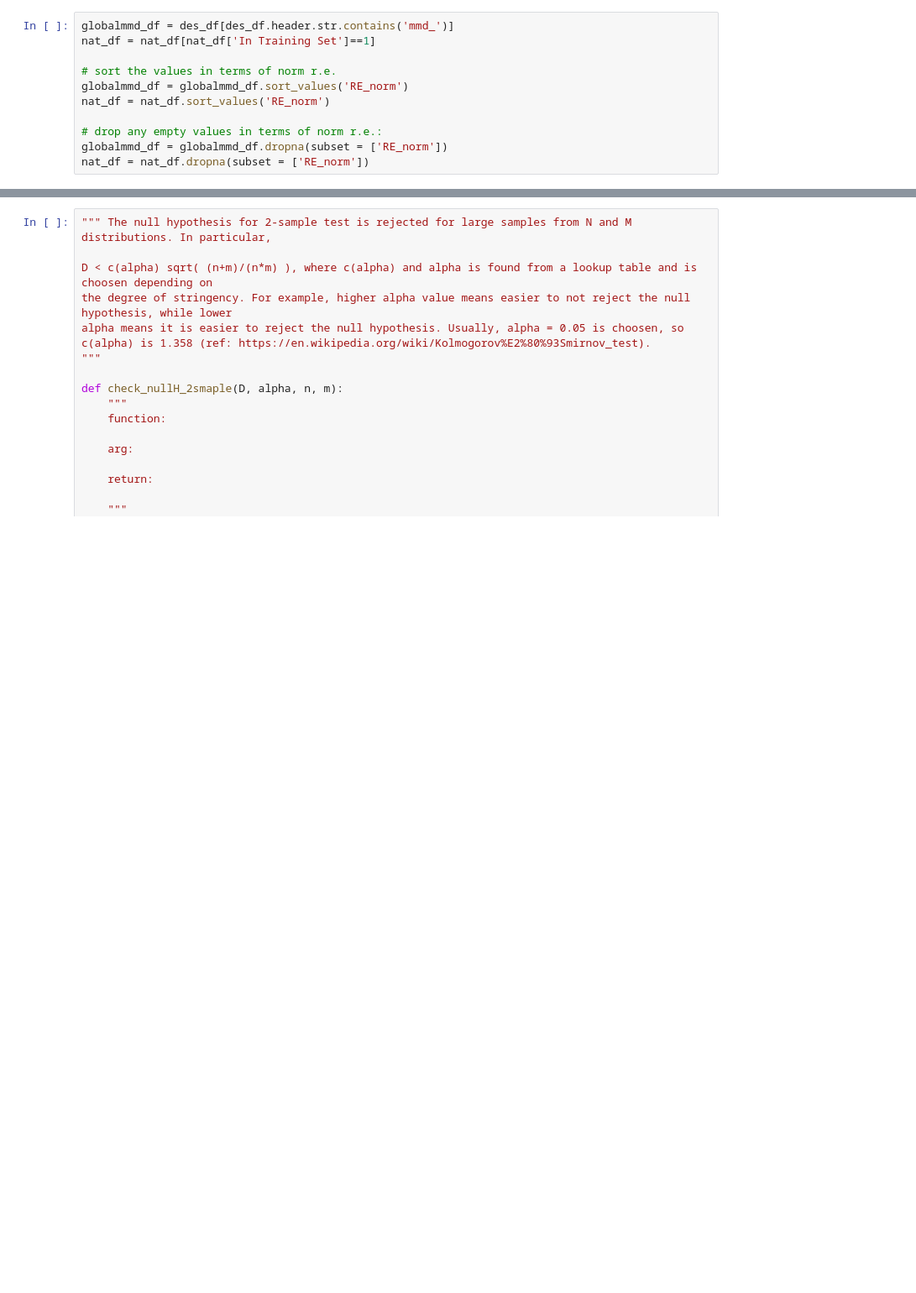
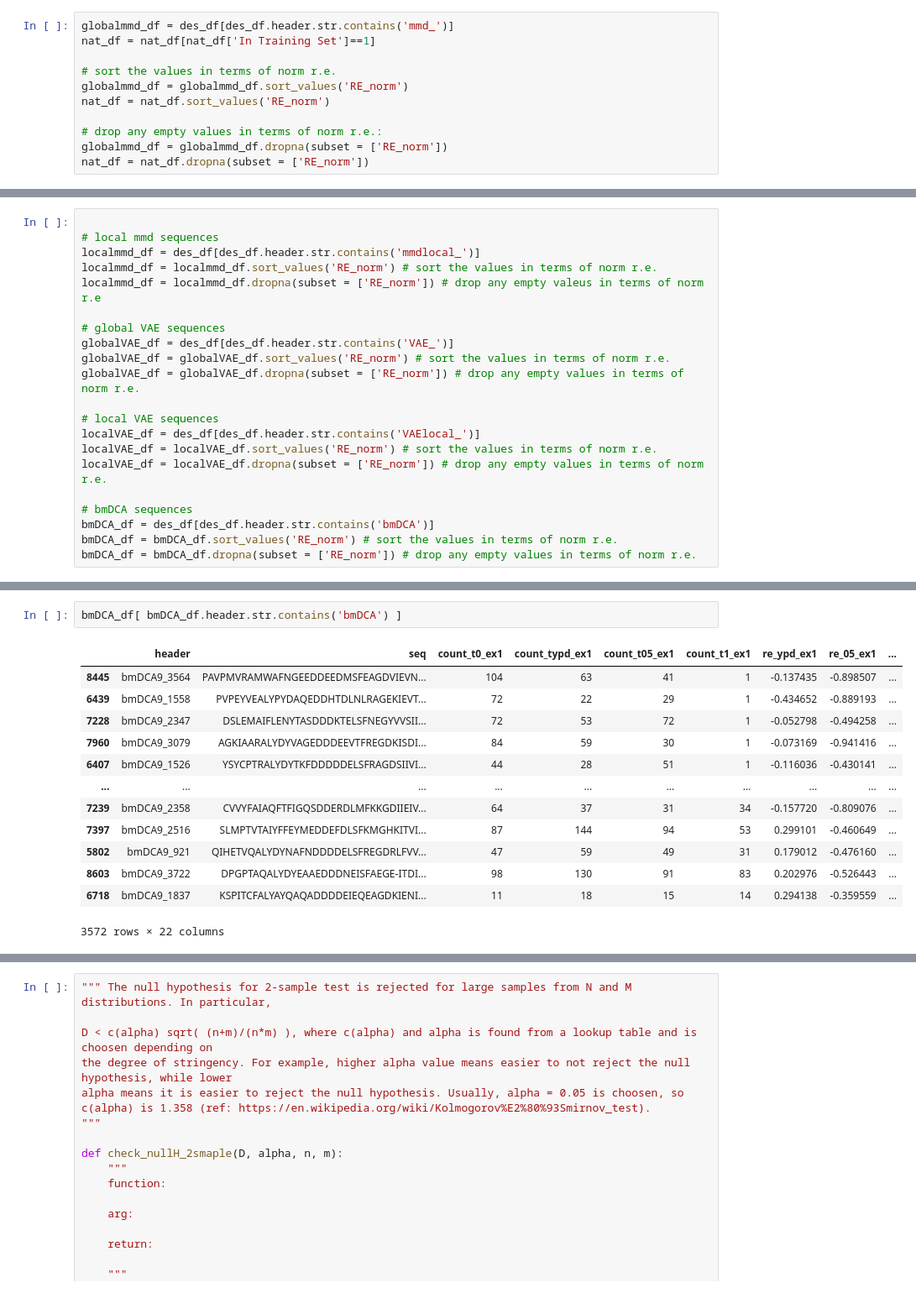
Before and after one commit to chemgeeklian/SH3_orthology_paper_analysis, a Jupyter notebook: Kolmogorov_Smirnov_test.ipynb, the cells around one changed output, grey strips where cells are left out. Shown: that part at 84% size. Cells and saved outputs as stored; diff of their text form; blank space fills up the shorter version.

```diff
--- a/Kolmogorov_Smirnov_test.ipynb
+++ b/Kolmogorov_Smirnov_test.ipynb
@@ -27,0 +53,21 @@ num_globalmmd, num_nat = globalmmd_df.shape[0], nat_df.shape[0]
+# %%
+
+# local mmd sequences
+localmmd_df = des_df[des_df.header.str.contains('mmdlocal_')]
+localmmd_df = localmmd_df.sort_values('RE_norm') # sort the values in terms of norm r.e.
+localmmd_df = localmmd_df.dropna(subset = ['RE_norm']) # drop any empty valeus in terms of norm r.e
+
+# global VAE sequences
+globalVAE_df = des_df[des_df.header.str.contains('VAE_')]
+globalVAE_df = globalVAE_df.sort_values('RE_norm') # sort the values in terms of norm r.e.
+globalVAE_df = globalVAE_df.dropna(subset = ['RE_norm']) # drop any empty values in terms of norm r.e.
+
+# local VAE sequences
+localVAE_df = des_df[des_df.header.str.contains('VAElocal_')]
+localVAE_df = localVAE_df.sort_values('RE_norm') # sort the values in terms of norm r.e.
+localVAE_df = localVAE_df.dropna(subset = ['RE_norm']) # drop any empty values in terms of norm r.e.
+
+# bmDCA sequences
+bmDCA_df = des_df[des_df.header.str.contains('bmDCA')]
+bmDCA_df = bmDCA_df.sort_values('RE_norm') # sort the values in terms of norm r.e.
+bmDCA_df = bmDCA_df.dropna(subset = ['RE_norm']) # drop any empty values in terms of norm r.e.
@@ -27,0 +84,16 @@ num_globalmmd, num_nat = globalmmd_df.shape[0], nat_df.shape[0]
+# %%
+bmDCA_df[ bmDCA_df.header.str.contains('bmDCA') ]
+# %% [output]
+|  | header | seq | count_t0_ex1 | count_typd_ex1 | count_t05_ex1 | count_t1_ex1 | re_ypd_ex1 | re_05_ex1 | ... |
+| 8445 | bmDCA9_3564 | PAVPMVRAMWAFNGEEDDEEDMSFEAGDVIEVN... | 104 | 63 | 41 | 1 | -0.137435 | -0.898507 | ... |
+| 6439 | bmDCA9_1558 | PVPEYVEALYPYDAQEDDHTDLNLRAGEKIEVT... | 72 | 22 | 29 | 1 | -0.434652 | -0.889193 | ... |
+| 7228 | bmDCA9_2347 | DSLEMAIFLENYTASDDDKTELSFNEGYVVSII... | 72 | 53 | 72 | 1 | -0.052798 | -0.494258 | ... |
+| 7960 | bmDCA9_3079 | AGKIAARALYDYVAGEDDDEEVTFREGDKISDI... | 84 | 59 | 30 | 1 | -0.073169 | -0.941416 | ... |
+| 6407 | bmDCA9_1526 | YSYCPTRALYDYTKFDDDDDELSFRAGDSIIVI... | 44 | 28 | 51 | 1 | -0.116036 | -0.430141 | ... |
+| ... | ... | ... | ... | ... | ... | ... | ... | ... | ... |
+| 7239 | bmDCA9_2358 | CVVYFAIAQFTFIGQSDDERDLMFKKGDIIEIV... | 64 | 37 | 31 | 34 | -0.157720 | -0.809076 | ... |
+| 7397 | bmDCA9_2516 | SLMPTVTAIYFFEYMEDDEFDLSFKMGHKITVI... | 87 | 144 | 94 | 53 | 0.299101 | -0.460649 | ... |
+| 5802 | bmDCA9_921 | QIHETVQALYDYNAFNDDDDELSFREGDRLFVV... | 47 | 59 | 49 | 31 | 0.179012 | -0.476160 | ... |
+| 8603 | bmDCA9_3722 | DPGPTAQALYDYEAAEDDDNEISFAEGE-ITDI... | 98 | 130 | 91 | 83 | 0.202976 | -0.526443 | ... |
+| 6718 | bmDCA9_1837 | KSPITCFALYAYQAQADDDDEIEQEAGDKIENI... | 11 | 18 | 15 | 14 | 0.294138 | -0.359559 | ... |
+3572 rows × 22 columns
```
Also changed, not shown: parts of 19 cells of this notebook.
